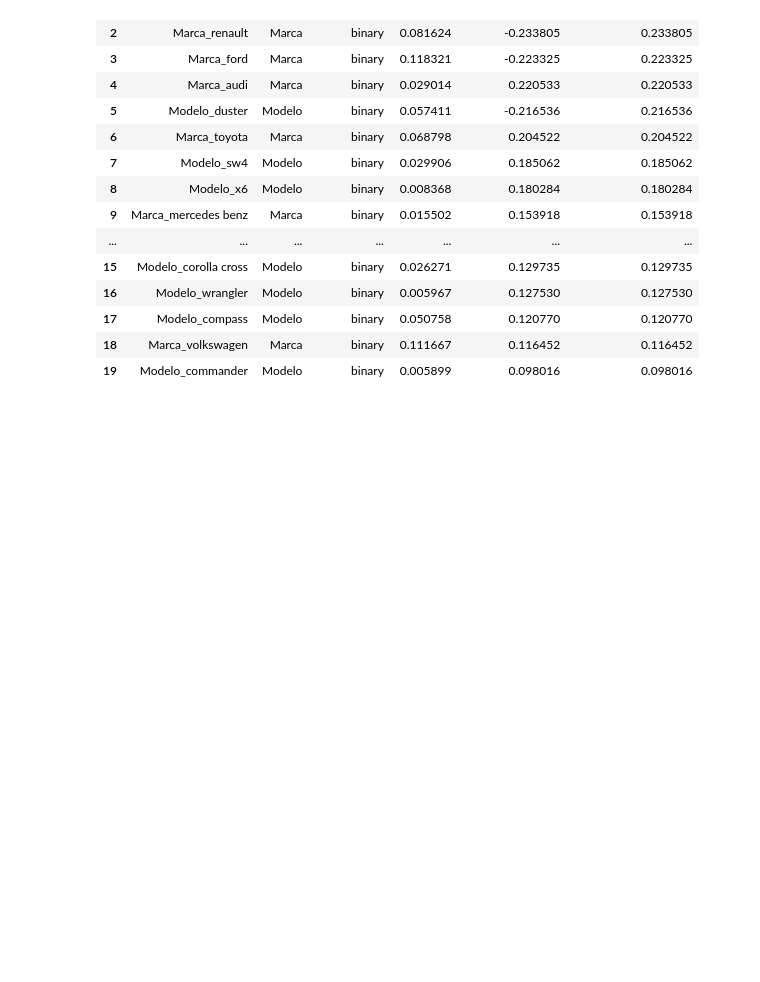
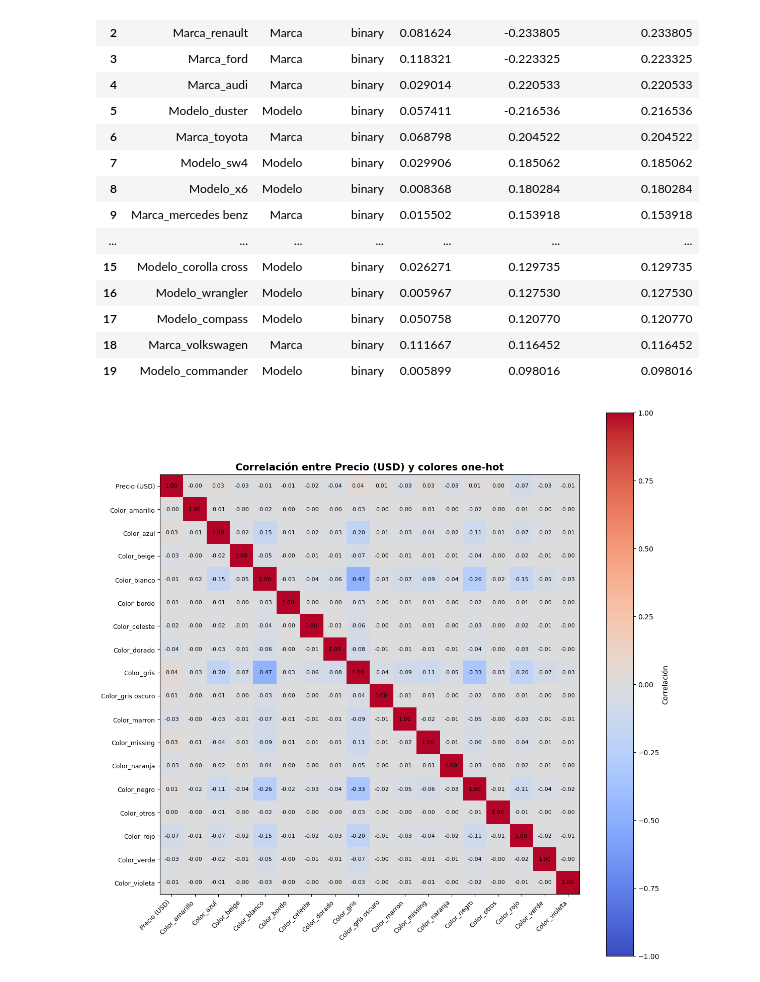
Before and after one commit to abrildiaco/TP_Final_ML, a Jupyter notebook: notebooks/eda.ipynb, the cells around one changed output. Cells and saved outputs as stored; diff of their text form; code cells hidden in the pictures; blank space fills up the shorter version.

```diff
--- a/notebooks/eda.ipynb
+++ b/notebooks/eda.ipynb
@@ -1486,3 +1486,22 @@ brand_model_price_corr.head(20)
 | 17 | Modelo_compass | Modelo | binary | 0.050758 | 0.120770 | 0.120770 |
 | 18 | Marca_volkswagen | Marca | binary | 0.111667 | 0.116452 | 0.116452 |
 | 19 | Modelo_commander | Modelo | binary | 0.005899 | 0.098016 | 0.098016 |
+# %%
+color_cols = [col for col in X_train_encoded.columns if col.startswith("Color_")]
+
+color_heatmap_data = pd.concat(
+    [X_train_encoded[color_cols], y_train.rename("Precio")],
+    axis=1
+)
+
+visual.plot_numeric_correlation_heatmap(
+    color_heatmap_data,
+    numeric_cols=["Precio"] + color_cols,
+    add_log_price=True,
+    include_target=False,
+    include_log_target=False,
+    title="Correlación entre Precio (USD) y colores one-hot",
+    cell_size=0.55,
+)
+# %% [output]
+[figure, added]
```
Also changed, not shown: 2 other files.
